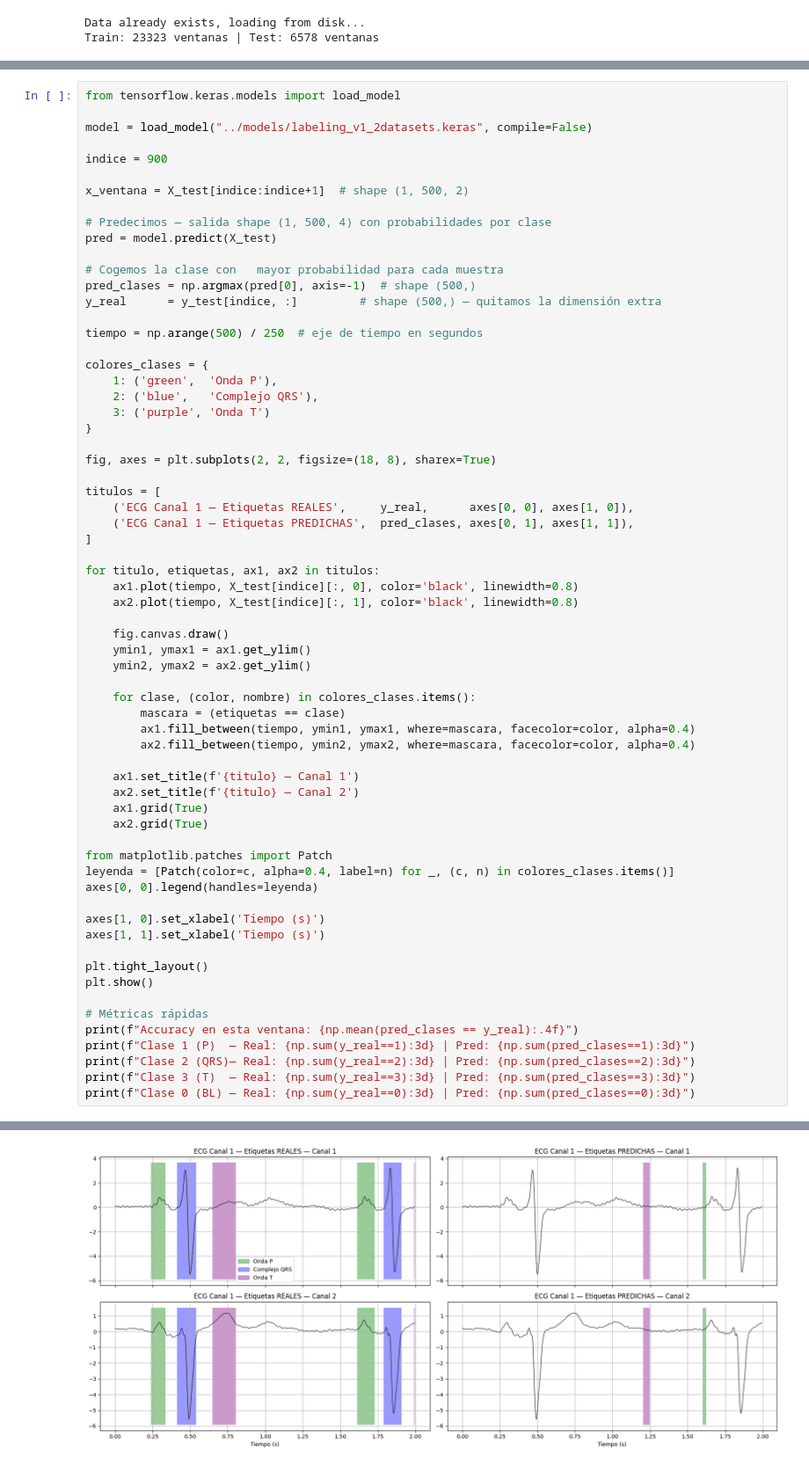
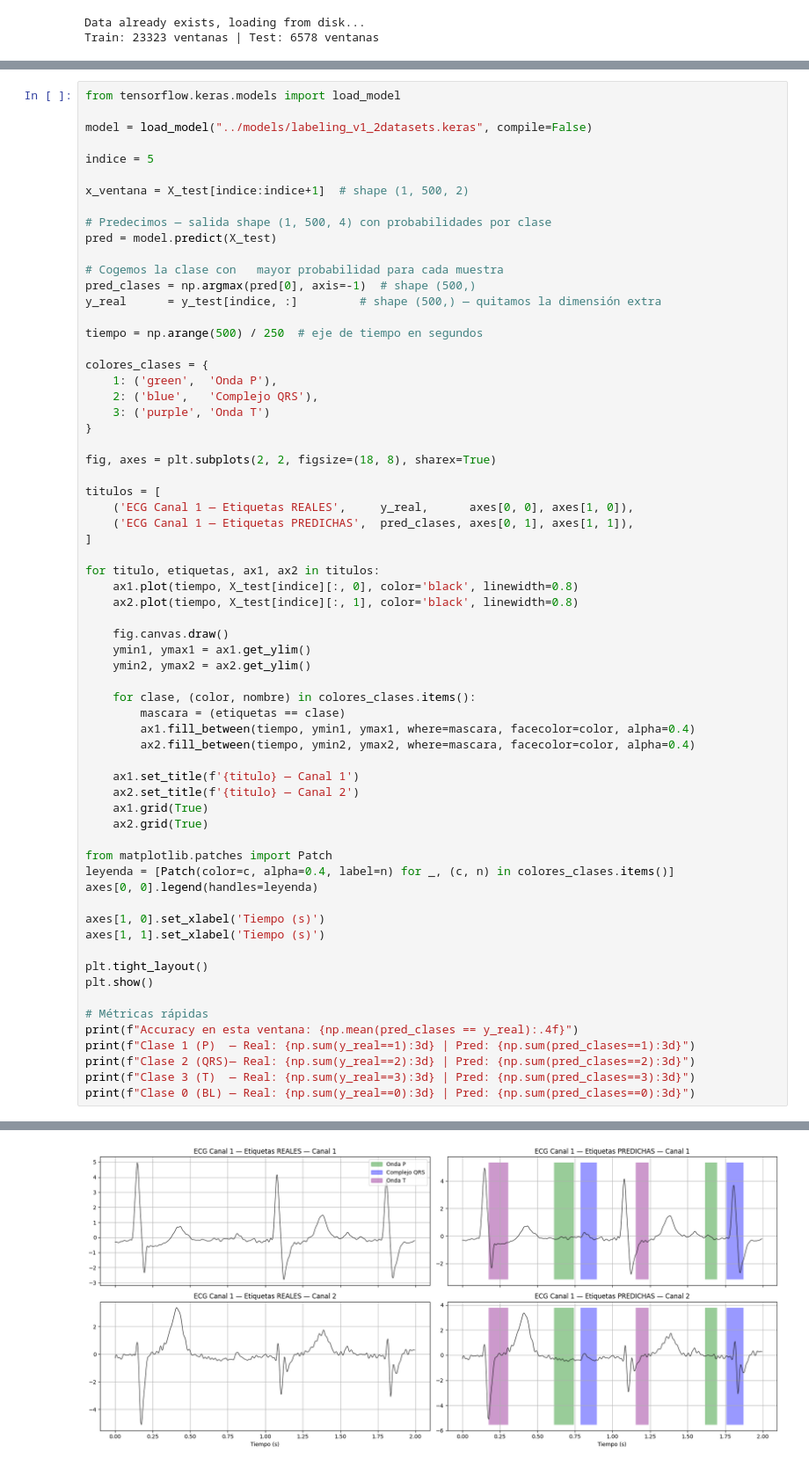
Before and after one commit to israelsegado/ecg-lstm-pipeline, a Jupyter notebook: notebooks/beat_identification.ipynb, the cells around one changed output, grey strips where cells are left out. Shown at 88% size. Saved outputs shown, nothing was run; the diff lists cells and outputs as text.

```diff
--- a/notebooks/beat_identification.ipynb
+++ b/notebooks/beat_identification.ipynb
@@ -495,7 +495,7 @@ from tensorflow.keras.models import load_model
 
 model = load_model("../models/labeling_v1_2datasets.keras", compile=False)
 
-indice = 900
+indice = 5
 
 x_ventana = X_test[indice:indice+1]  # shape (1, 500, 2)
 
@@ -560 +560 @@ print(f"Clase 0 (BL) — Real: {np.sum(y_real==0):3d} | Pred: {np.sum(pred_clase
-[figure, old version]
+[figure, new version]
```
Also changed, not shown: parts of 8 cells of this notebook.
